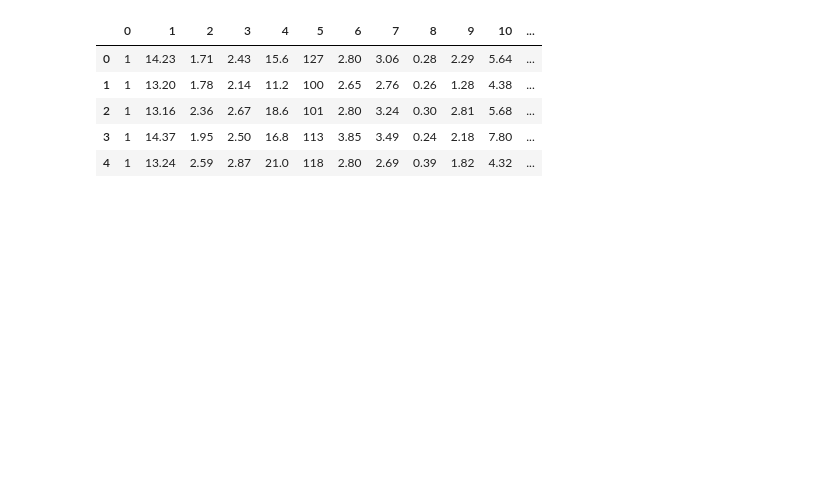
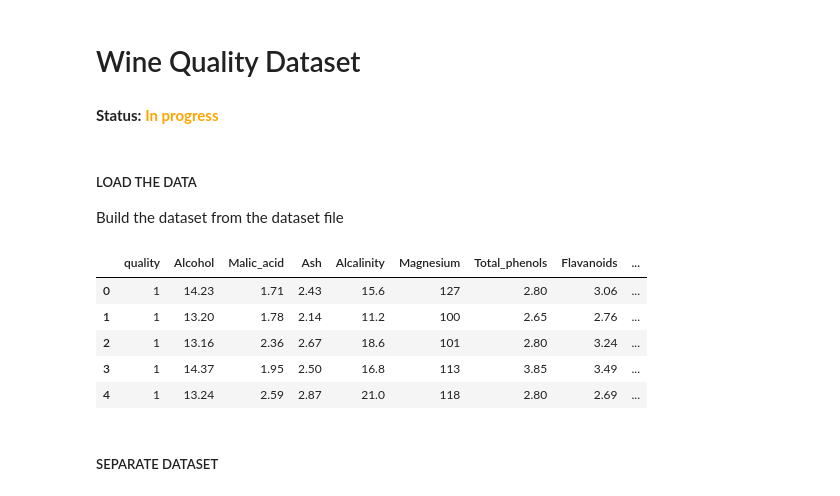
Before and after one commit to igerardoh/wine-quality-classification, a Jupyter notebook: python/01-data-exploration/data-exploration.ipynb, the cells around one changed output. Drawn from its saved outputs; the diff is of its cells as text; code cells hidden in the pictures; blank space fills up the shorter version.

Commit message:
:bar_chart: add visuals for data exploration

```diff
--- a/python/01-data-exploration/data-exploration.ipynb
+++ b/python/01-data-exploration/data-exploration.ipynb
@@ -1,13 +1,32 @@
+# %% [markdown]
+# Wine Quality Dataset
+# %% [markdown]
+<p><b>Status: <span style=color:orange;>In progress</span></b></p>
+# %% [markdown]
+##### LOAD THE DATA
+Build the dataset from the dataset file
 # %%
 import pandas as pd
 import numpy as np
 
-X = pd.read_csv('../../data/wine.data', sep=',', header=None)
-X.head()
+target = 'quality'
+
+features = ['Alcohol','Malic_acid','Ash','Alcalinity',
+          'Magnesium','Total_phenols','Flavanoids',
+          'Nonflavanoid_phenols','Proanthocyanins',
+          'Color_intensity','Hue','OD280_OD315',
+          'Proline']
+
+columns = [target] + features
+
+data = pd.read_csv('../../data/wine.data', names=columns, sep=',', header=None)
+data.head()
 # %% [output]
-|  | 0 | 1 | 2 | 3 | 4 | 5 | 6 | 7 | 8 | 9 | 10 | ... |
-| 0 | 1 | 14.23 | 1.71 | 2.43 | 15.6 | 127 | 2.80 | 3.06 | 0.28 | 2.29 | 5.64 | ... |
-| 1 | 1 | 13.20 | 1.78 | 2.14 | 11.2 | 100 | 2.65 | 2.76 | 0.26 | 1.28 | 4.38 | ... |
-| 2 | 1 | 13.16 | 2.36 | 2.67 | 18.6 | 101 | 2.80 | 3.24 | 0.30 | 2.81 | 5.68 | ... |
-| 3 | 1 | 14.37 | 1.95 | 2.50 | 16.8 | 113 | 3.85 | 3.49 | 0.24 | 2.18 | 7.80 | ... |
-| 4 | 1 | 13.24 | 2.59 | 2.87 | 21.0 | 118 | 2.80 | 2.69 | 0.39 | 1.82 | 4.32 | ... |
+|  | quality | Alcohol | Malic_acid | Ash | Alcalinity | Magnesium | Total_phenols | Flavanoids | ... |
+| 0 | 1 | 14.23 | 1.71 | 2.43 | 15.6 | 127 | 2.80 | 3.06 | ... |
+| 1 | 1 | 13.20 | 1.78 | 2.14 | 11.2 | 100 | 2.65 | 2.76 | ... |
+| 2 | 1 | 13.16 | 2.36 | 2.67 | 18.6 | 101 | 2.80 | 3.24 | ... |
+| 3 | 1 | 14.37 | 1.95 | 2.50 | 16.8 | 113 | 3.85 | 3.49 | ... |
+| 4 | 1 | 13.24 | 2.59 | 2.87 | 21.0 | 118 | 2.80 | 2.69 | ... |
+# %% [markdown]
+##### SEPARATE DATASET
```
Also changed, not shown: parts of 10 cells of this notebook.
